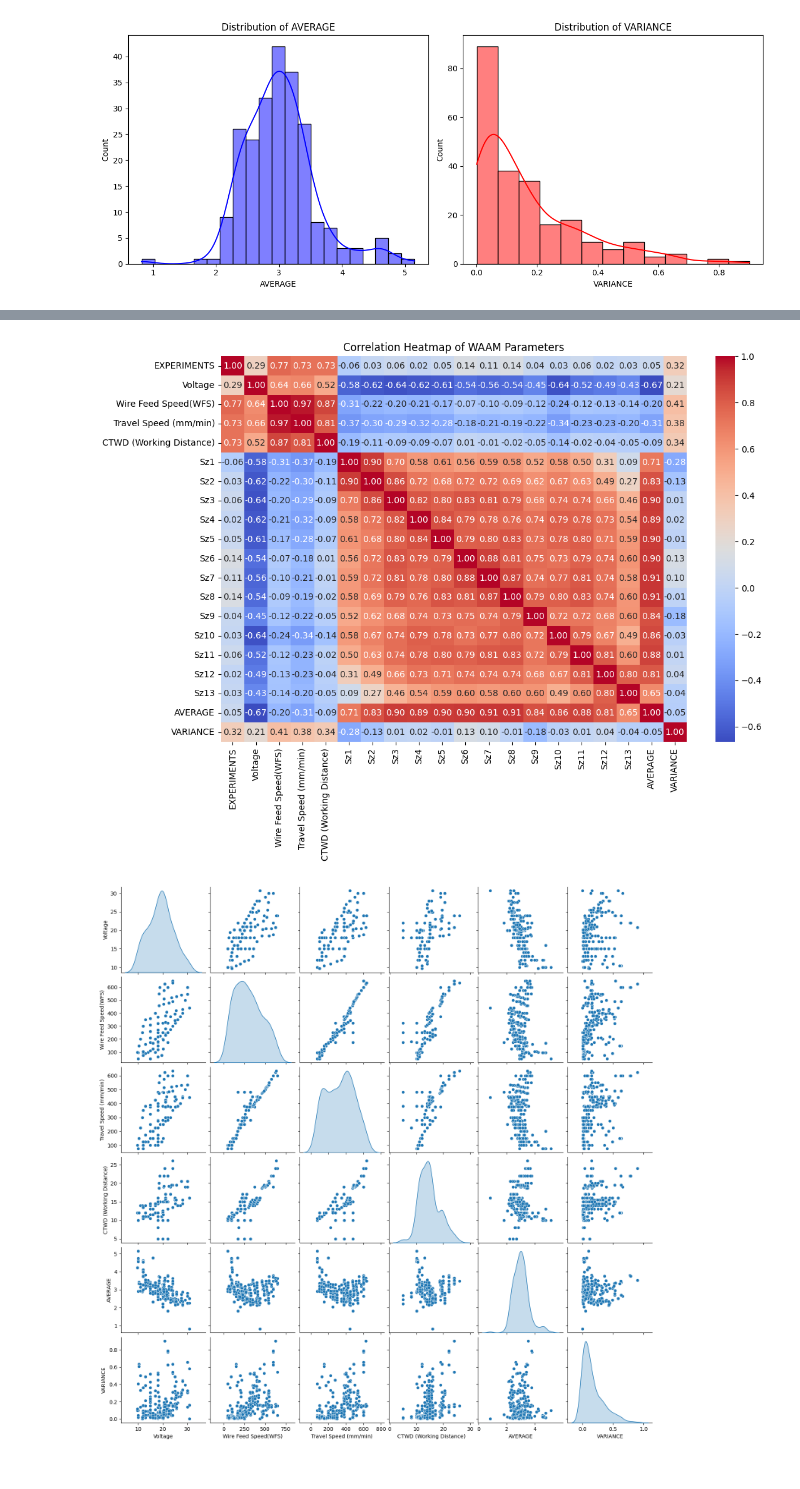
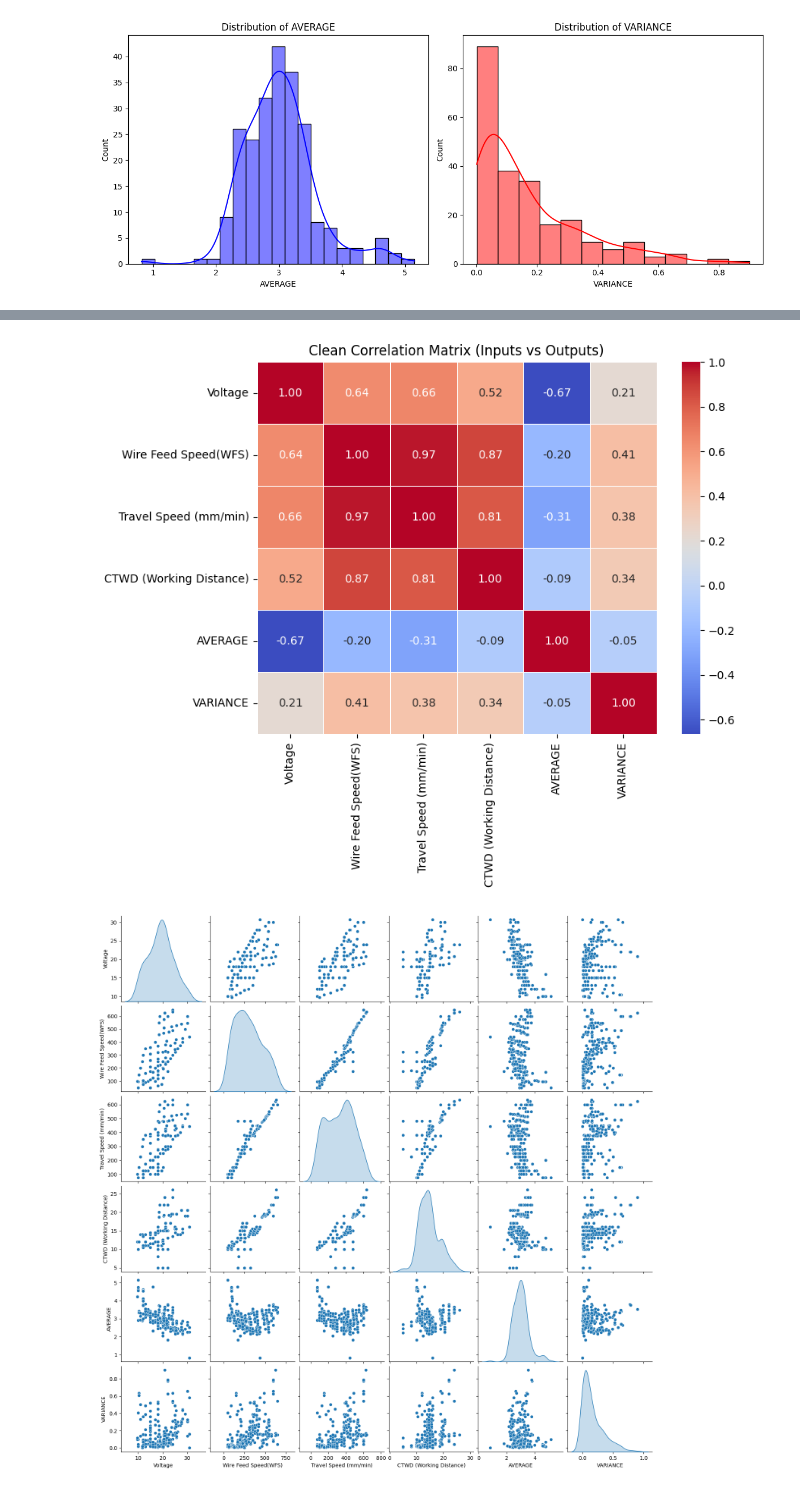
Before and after one commit to peaceemenike/WAAM-Bead-Geometry-Prediction, a Jupyter notebook: notebooks/waam_code.ipynb, the cells around one changed output, grey strips where cells are left out. Saved outputs shown, nothing was run; the diff lists cells and outputs as text; code cells hidden in the pictures.

```diff
--- a/notebooks/waam_code.ipynb
+++ b/notebooks/waam_code.ipynb
@@ -80,10 +63,39 @@ plt.show()
-# %%
-plt.figure(figsize=(12,8))
-sns.heatmap(df.corr(), annot=True, cmap="coolwarm", fmt=".2f")
-plt.title("Correlation Heatmap of WAAM Parameters")
-plt.show()
-# %% [output]
-[figure, removed]
+# %%
+import pandas as pd
+import seaborn as sns
+import matplotlib.pyplot as plt
+
+# Columns we want to keep
+selected_columns = [
+    'Voltage',
+    'Wire Feed Speed(WFS)',
+    'Travel Speed (mm/min)',
+    'CTWD (Working Distance)',
+    'AVERAGE',
+    'VARIANCE'
+]
+
+# Filter dataframe
+df_clean = df[selected_columns]
+
+# Compute correlation
+corr_clean = df_clean.corr()
+
+# Display correlation table
+corr_clean
+
+plt.figure(figsize=(8,6))
+sns.heatmap(
+    corr_clean,
+    annot=True,
+    cmap="coolwarm",
+    fmt=".2f",
+    linewidths=0.5
+)
+plt.title("Correlation Matrix (Inputs vs Outputs)")
+plt.show()
+# %% [output]
+[figure, added]
 # %%
 sns.pairplot(df[['Voltage','Wire Feed Speed(WFS)','Travel Speed (mm/min)',
                  'CTWD (Working Distance)','AVERAGE','VARIANCE']],
```
Also changed, not shown: parts of 12 cells of this notebook, 4 other files.
